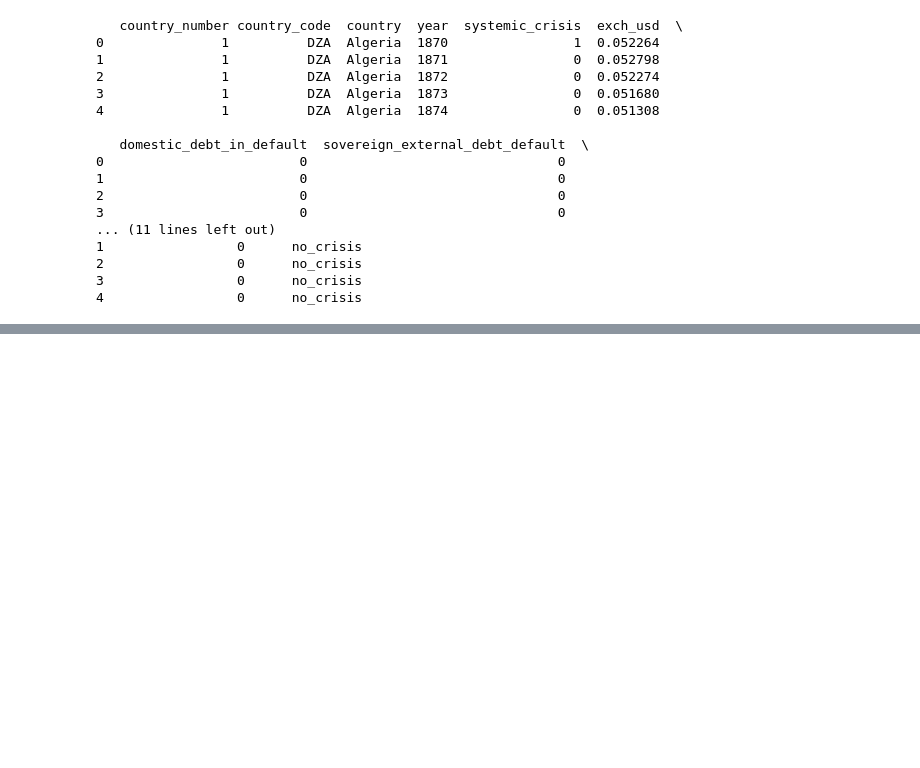
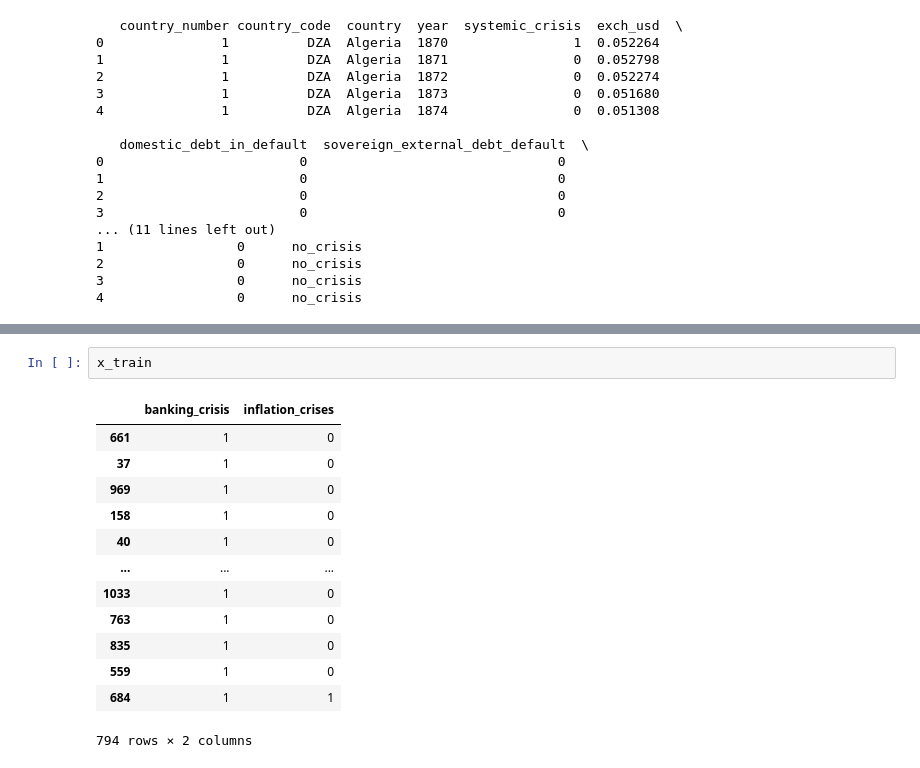
Before and after one commit to patech123/gomycode-data-science, a Jupyter notebook: Supervised_Learning_Classification.ipynb, the cells around one changed output, grey strips where cells are left out. Cells and saved outputs as stored; diff of their text form; blank space fills up the shorter version.

```diff
--- a/Supervised_Learning_Classification.ipynb
+++ b/Supervised_Learning_Classification.ipynb
@@ -161,0 +225,16 @@ from
+# %%
+x_train
+# %% [output]
+|  | banking_crisis | inflation_crises |
+| 661 | 1 | 0 |
+| 37 | 1 | 0 |
+| 969 | 1 | 0 |
+| 158 | 1 | 0 |
+| 40 | 1 | 0 |
+| ... | ... | ... |
+| 1033 | 1 | 0 |
+| 763 | 1 | 0 |
+| 835 | 1 | 0 |
+| 559 | 1 | 0 |
+| 684 | 1 | 1 |
+794 rows × 2 columns
```
Also changed, not shown: parts of 16 cells of this notebook.
